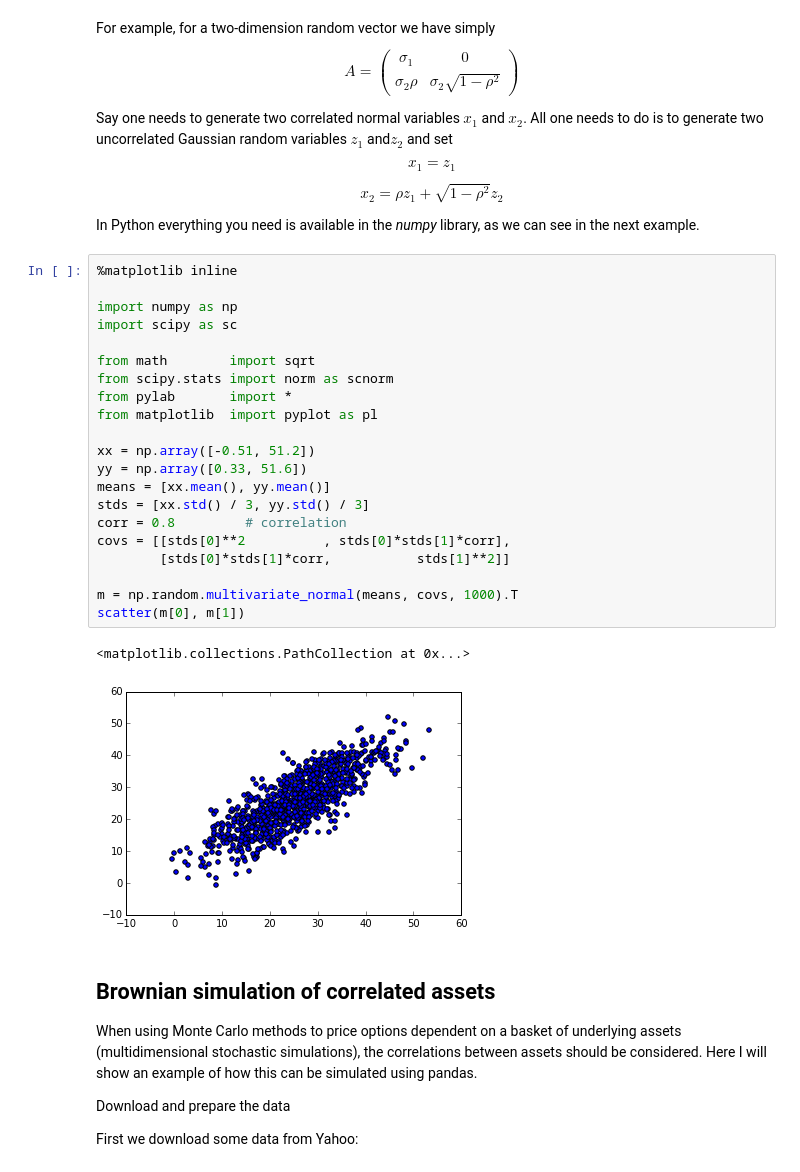
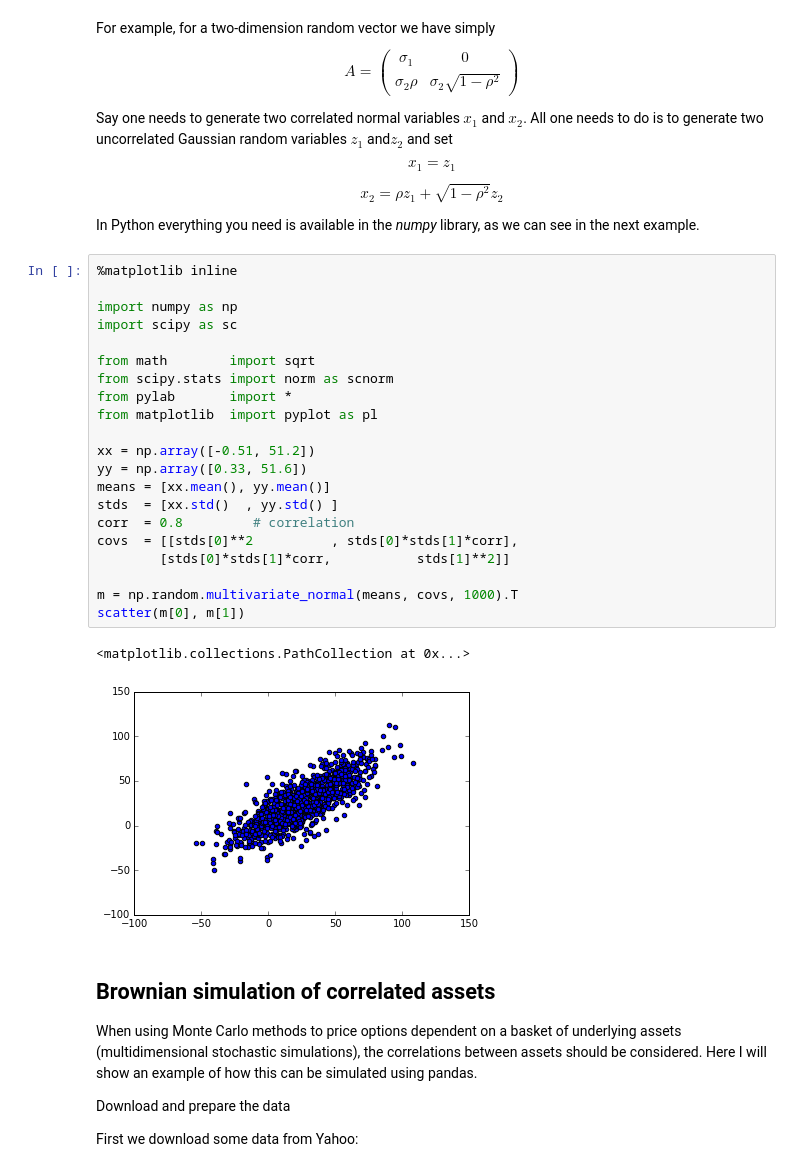
Before and after one commit to polyhedron-gdl/introduction-to-monte-carlo-for-finance, a Jupyter notebook: notebooks/n05_mcs_multi_asset_path.ipynb, the cells around one changed output. Cells and saved outputs as stored; diff of their text form.

```diff
--- a/notebooks/n05_mcs_multi_asset_path.ipynb
+++ b/notebooks/n05_mcs_multi_asset_path.ipynb
@@ -89,27 +89,27 @@ In Python everything you need is available in the *numpy* library, as we can see
 # %%
 %matplotlib inline
 
 import numpy as np
 import scipy as sc
 
 from math        import sqrt
 from scipy.stats import norm as scnorm
 from pylab       import *
 from matplotlib  import pyplot as pl
 
 xx = np.array([-0.51, 51.2])
 yy = np.array([0.33, 51.6])
 means = [xx.mean(), yy.mean()]
-stds = [xx.std() / 3, yy.std() / 3]
-corr = 0.8         # correlation
-covs = [[stds[0]**2          , stds[0]*stds[1]*corr],
+stds  = [xx.std()  , yy.std() ]
+corr  = 0.8         # correlation
+covs  = [[stds[0]**2          , stds[0]*stds[1]*corr],
         [stds[0]*stds[1]*corr,           stds[1]**2]]
 
 m = np.random.multivariate_normal(means, covs, 1000).T
 scatter(m[0], m[1])
 # %% [output]
 <matplotlib.collections.PathCollection at 0x...>
-[figure, old version]
+[figure, new version]
 # %% [markdown]
 ## Brownian simulation of correlated assets
 
```
Also changed, not shown: parts of 11 cells of this notebook, 9 other files.
